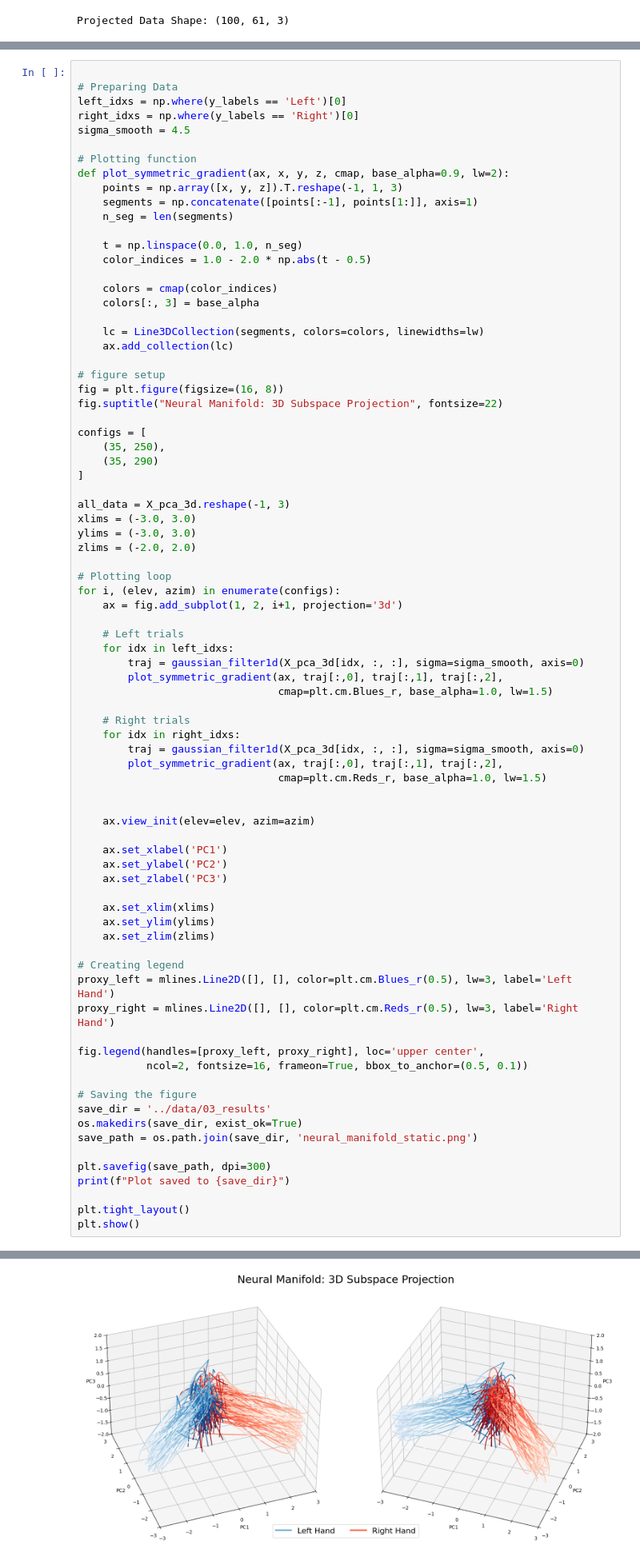
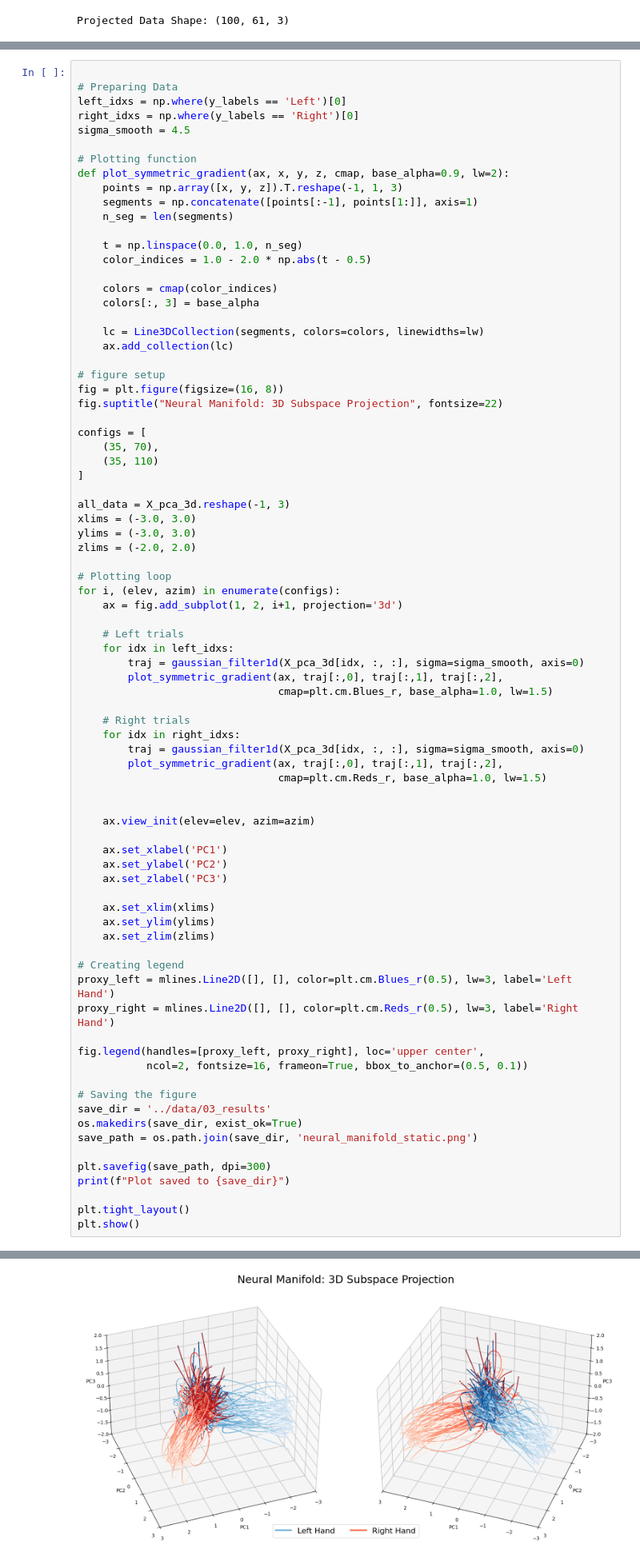
Before and after one commit to mattia-3rne/neural-manifold-decoding-via-spectral-pca, a Jupyter notebook: notebooks/03_manifold_decoding.ipynb, the cells around one changed output, grey strips where cells are left out. Shown at 80% size. Cells and saved outputs as stored; diff of their text form.

```diff
--- a/notebooks/03_manifold_decoding.ipynb
+++ b/notebooks/03_manifold_decoding.ipynb
@@ -109,8 +109,8 @@ fig = plt.figure(figsize=(16, 8))
 fig.suptitle("Neural Manifold: 3D Subspace Projection", fontsize=22)
 
 configs = [
-    (35, 250),
-    (35, 290)
+    (35, 70),
+    (35, 110)
 ]
 
 all_data = X_pca_3d.reshape(-1, 3)
@@ -137,34 +137,34 @@ for i, (elev, azim) in enumerate(configs):
 
     ax.view_init(elev=elev, azim=azim)
 
     ax.set_xlabel('PC1')
     ax.set_ylabel('PC2')
     ax.set_zlabel('PC3')
 
     ax.set_xlim(xlims)
     ax.set_ylim(ylims)
     ax.set_zlim(zlims)
 
 # Creating legend
 proxy_left = mlines.Line2D([], [], color=plt.cm.Blues_r(0.5), lw=3, label='Left Hand')
 proxy_right = mlines.Line2D([], [], color=plt.cm.Reds_r(0.5), lw=3, label='Right Hand')
 
 fig.legend(handles=[proxy_left, proxy_right], loc='upper center',
            ncol=2, fontsize=16, frameon=True, bbox_to_anchor=(0.5, 0.1))
 
 # Saving the figure
 save_dir = '../data/03_results'
 os.makedirs(save_dir, exist_ok=True)
 save_path = os.path.join(save_dir, 'neural_manifold_static.png')
 
 plt.savefig(save_path, dpi=300)
 print(f"Plot saved to {save_dir}")
 
 plt.tight_layout()
 plt.show()
 # %% [output]
 Plot saved to ../data/03_results
-[figure, old version]
+[figure, new version]
 # %% [markdown]
 ### Animated Visualization
 # %%
```
Also changed, not shown: parts of 2 cells of this notebook, 9 other files.
